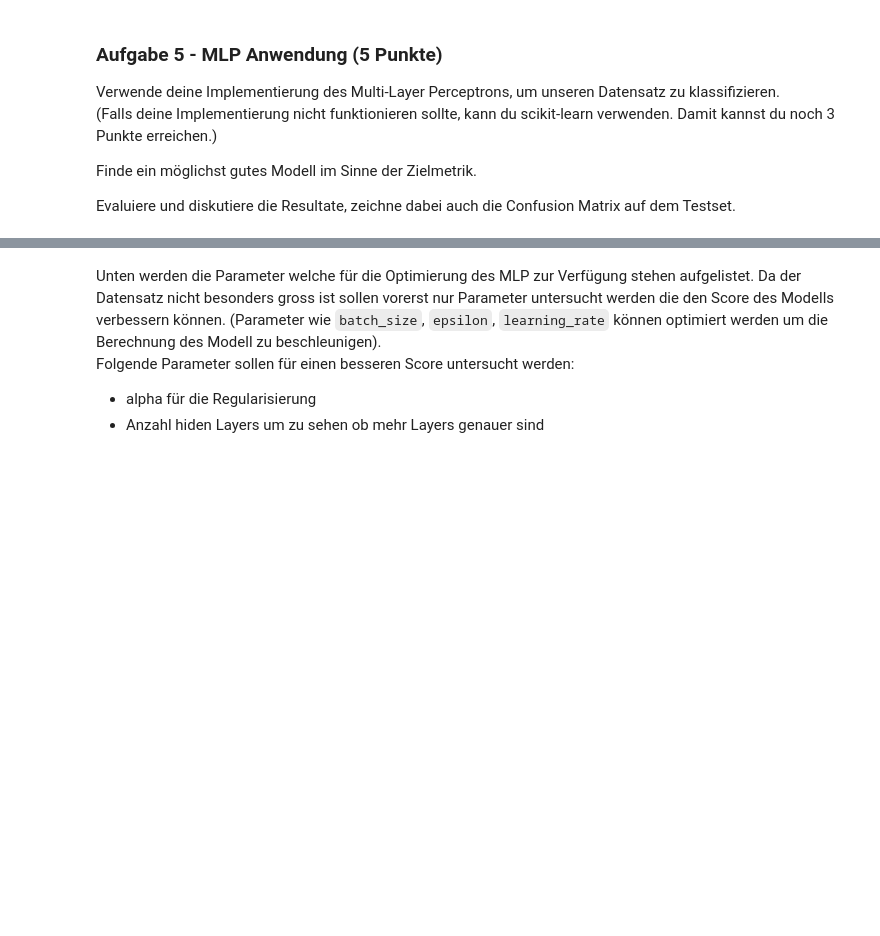
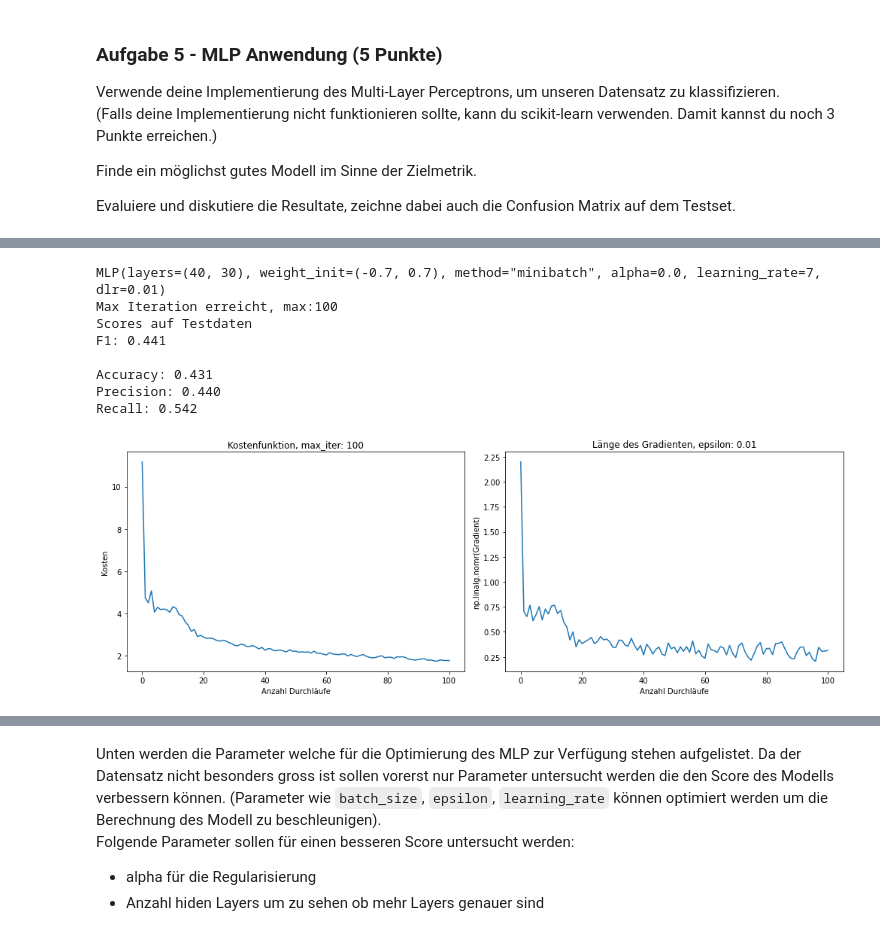
Before and after one commit to rootpi2203/ds_gml, a Jupyter notebook: gml_minichallenge_2/gml_minichallenge_2.ipynb, the cells around one changed output, grey strips where cells are left out. Saved outputs shown, nothing was run; the diff lists cells and outputs as text; code cells hidden in the pictures; blank space fills up the shorter version.

```diff
--- a/gml_minichallenge_2/gml_minichallenge_2.ipynb
+++ b/gml_minichallenge_2/gml_minichallenge_2.ipynb
@@ -2190,0 +2154,25 @@ Bei der eigenen MLP Klasse konvergieren die Gradienten leider nicht, daher wird
+# %%
+# Modell erstellen
+mlp_mot_eigen = MLP(layers=(40, 30), weight_init_int=(-.7, .7), method='minibatch',
+            max_iter=100, learning_rate=7, dlr=0.01, alpha=0., epsilon=0.01,
+            minimethod='L-BFGS-B', batchsize=1000)
+
+# Modell fitten auf Trainingsdaten
+mlp_mot_eigen.fit(X_train_scaled, y_train)
+y_test_pred_mlp = mlp_mot_eigen.predict(X_test_scaled)
+
+print('Scores auf Testdaten')
+mlp_mot_f1, mlp_mot_acc, mlp_mot_pre, mlp_mot_rec, = mlp_mot_eigen.score(X_test_scaled, y_test)
+
+# Plotten der Kosten und Gradienten Entwicklung
+mlp_mot_eigen.plot_gradient_norm_and_costs()
+# %% [output]
+MLP(layers=(40, 30), weight_init=(-0.7, 0.7), method="minibatch", alpha=0.0, learning_rate=7, dlr=0.01)
+Max Iteration erreicht, max:100
+Scores auf Testdaten
+F1: 0.441
+
+Accuracy: 0.431
+Precision: 0.440
+Recall: 0.542
+[figure, added]
```
Also changed, not shown: parts of 47 cells of this notebook, 1 other file.
